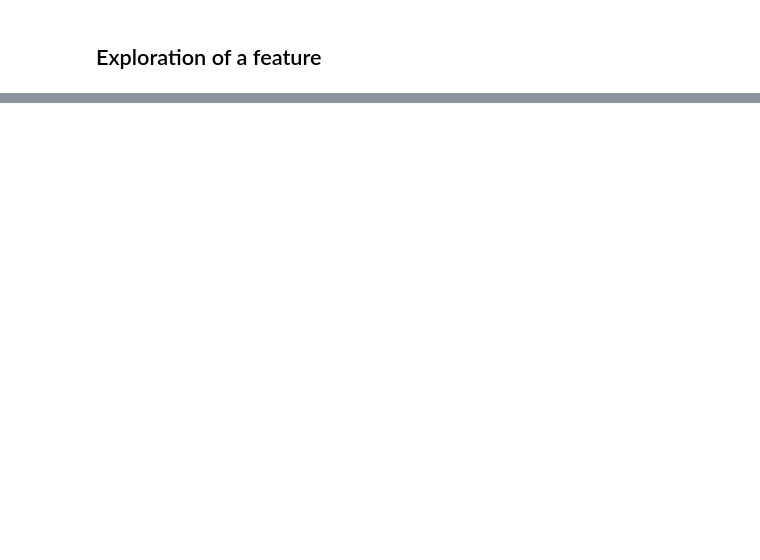
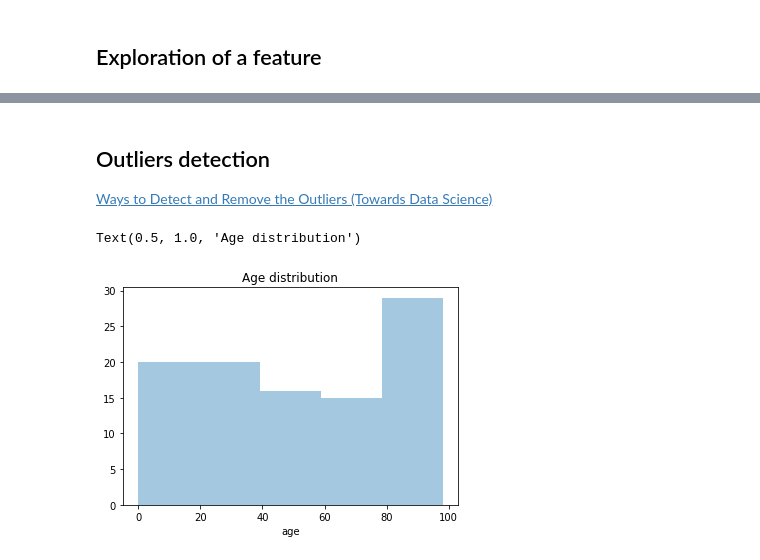
Before and after one commit to langer-jaros/learning, a Jupyter notebook: code/python/pandas/data_validation.ipynb, the cells around one changed output, grey strips where cells are left out. Saved outputs shown, nothing was run; the diff lists cells and outputs as text; code cells hidden in the pictures; blank space fills up the shorter version.

Commit message:
code/python changes: science renamed to data_science, markdowns and ipynb improved.

```diff
--- a/code/python/pandas/data_validation.ipynb
+++ b/code/python/pandas/data_validation.ipynb
@@ -162,3 +153,12 @@ decimal numbers: 0 (~ 0.00% of floats)
+# %% [markdown]
+## Outliers detection
+
+[Ways to Detect and Remove the Outliers (Towards Data Science)](https://towardsdatascience.com/ways-to-detect-and-remove-the-outliers-404d16608dba)
+# %%
+sns.distplot(df["age"], kde=False).set_title("Age distribution")
+# %% [output]
+Text(0.5, 1.0, 'Age distribution')
+[figure, added]
 # %%
 
 
```
Also changed, not shown: parts of 6 cells of this notebook, 6 other files.
